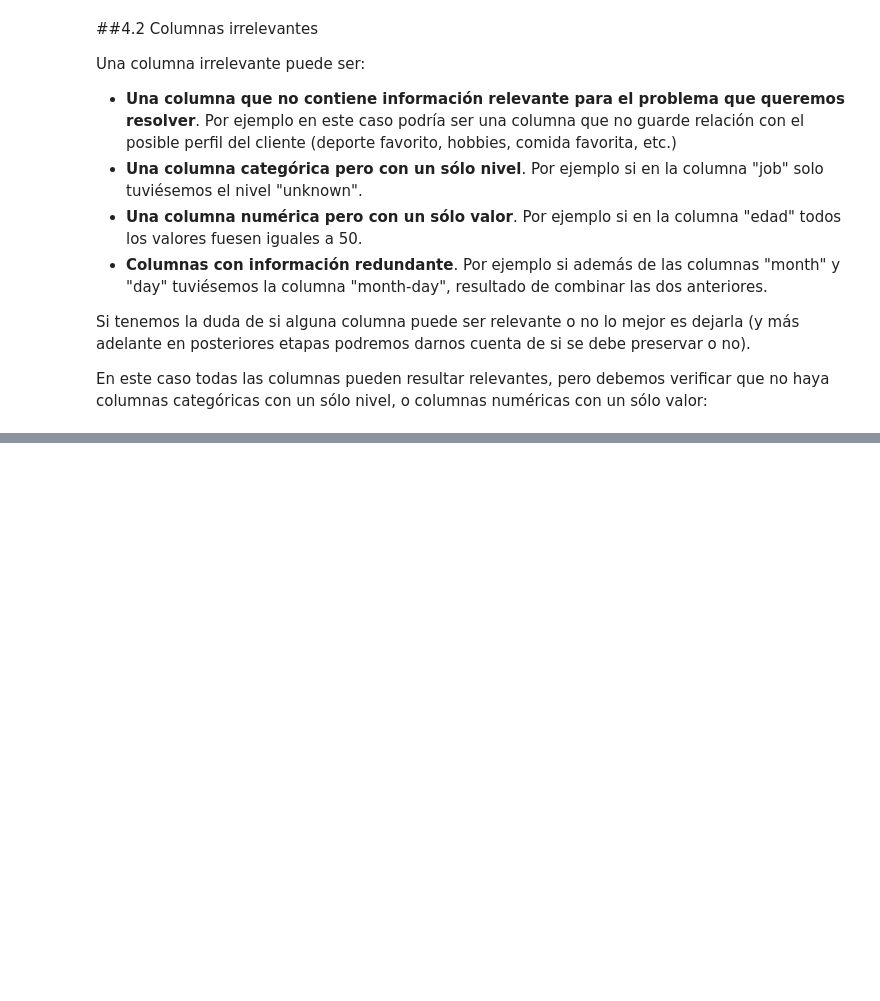
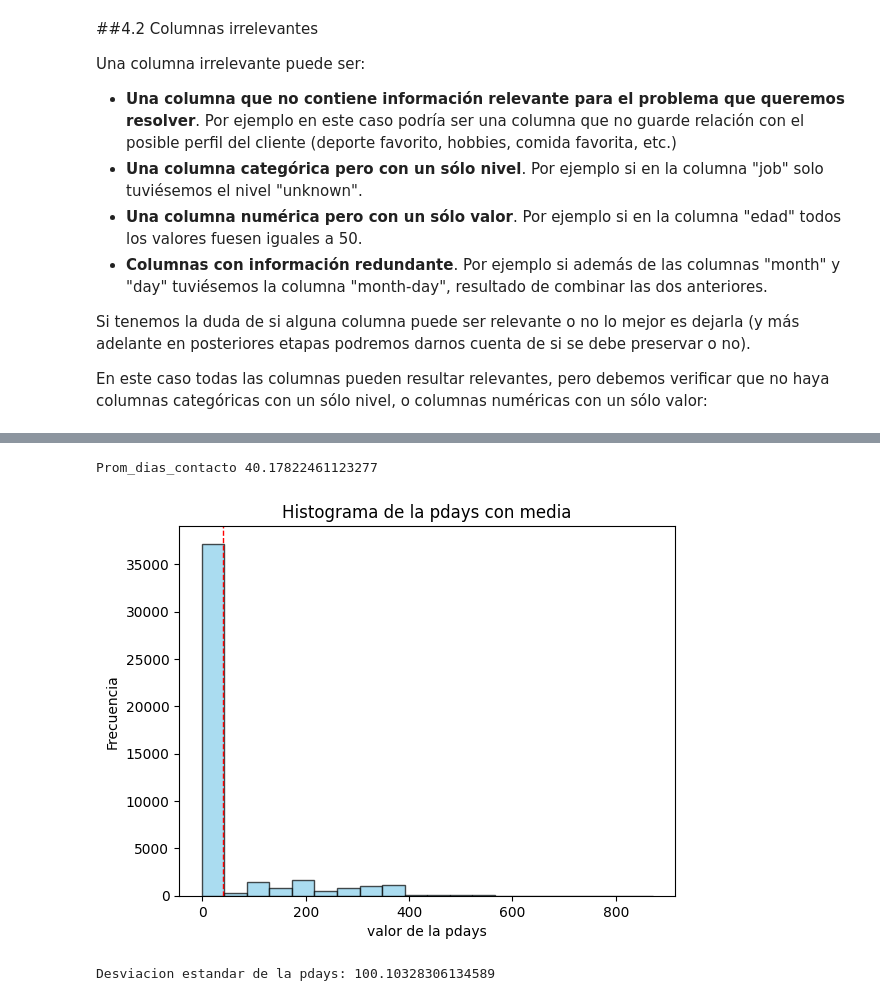
Before and after one commit to Dagnne/TalentoTechDag, a Jupyter notebook: Dagnne_Limpieza_datos.ipynb, the cells around one changed output, grey strips where cells are left out. Saved outputs shown, nothing was run; the diff lists cells and outputs as text; code cells hidden in the pictures; blank space fills up the shorter version.

```diff
--- a/Dagnne_Limpieza_datos.ipynb
+++ b/Dagnne_Limpieza_datos.ipynb
@@ -168,0 +139,29 @@ Columna y: 2 subniveles
+# %%
+# Calcula la media del atributo "pdays: dias de contacto al usuario antes de la campaña actual"
+media = data['pdays'].mean ()  # Cuando no se coloca el parentesis de mean, muestra el promedio de las 4 primeras y 4 ultimas filas
+
+print('Prom_dias_contacto', media)
+# %% [output]
+Prom_dias_contacto 40.17822461123277
+# %%
+# Graficar un histograma del atributo pdays
+plt.hist(data['pdays'], bins=20, color='skyblue', edgecolor='black', alpha=0.7)
+
+# Agregar una linea vertical para obtener la media
+plt.axvline(media, color='red', linestyle='dashed', linewidth=1)
+
+# Etiquetas y titulo
+plt.xlabel('valor de la pdays')
+plt.ylabel('Frecuencia')
+plt.title('Histograma de la pdays con media')
+
+# Mostrar la grafica
+plt.show()
+# %% [output]
+[figure, added]
+# %%
+# Calcula la desviacion estandar del atributo "pdays"
+std = data['pdays'].std()
+print("Desviacion estandar de la pdays:", std) # std = Desviacion estandar segun la nomenclatura del codigo como se ve en el comando df.describe()
+# %% [output]
+Desviacion estandar de la pdays: 100.10328306134589
```
Also changed, not shown: parts of 15 cells of this notebook.
